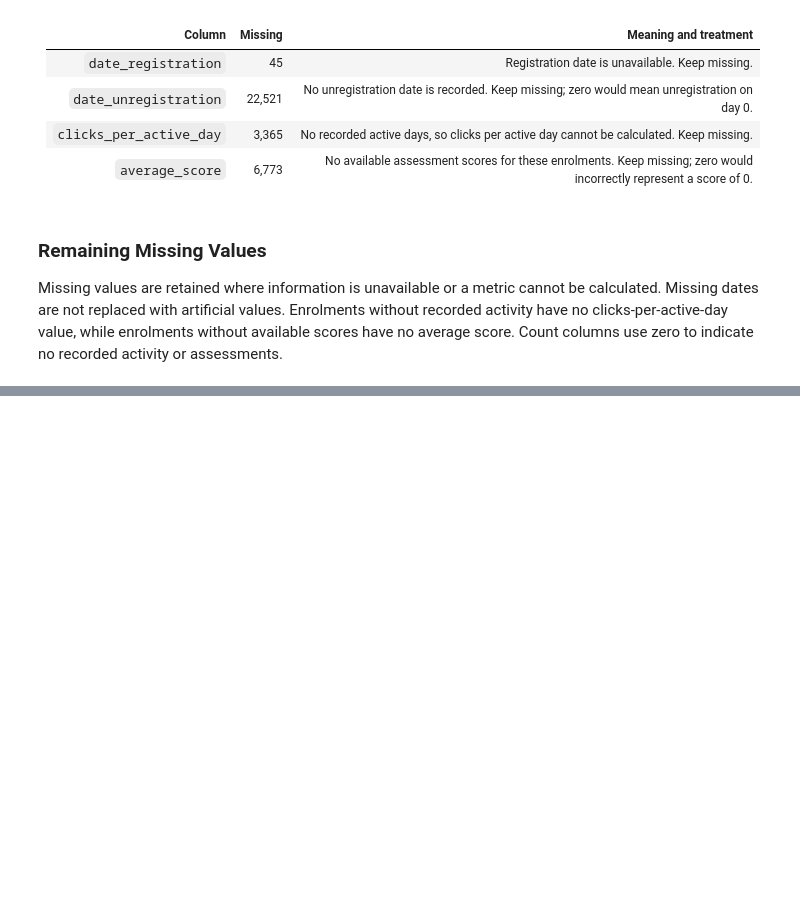
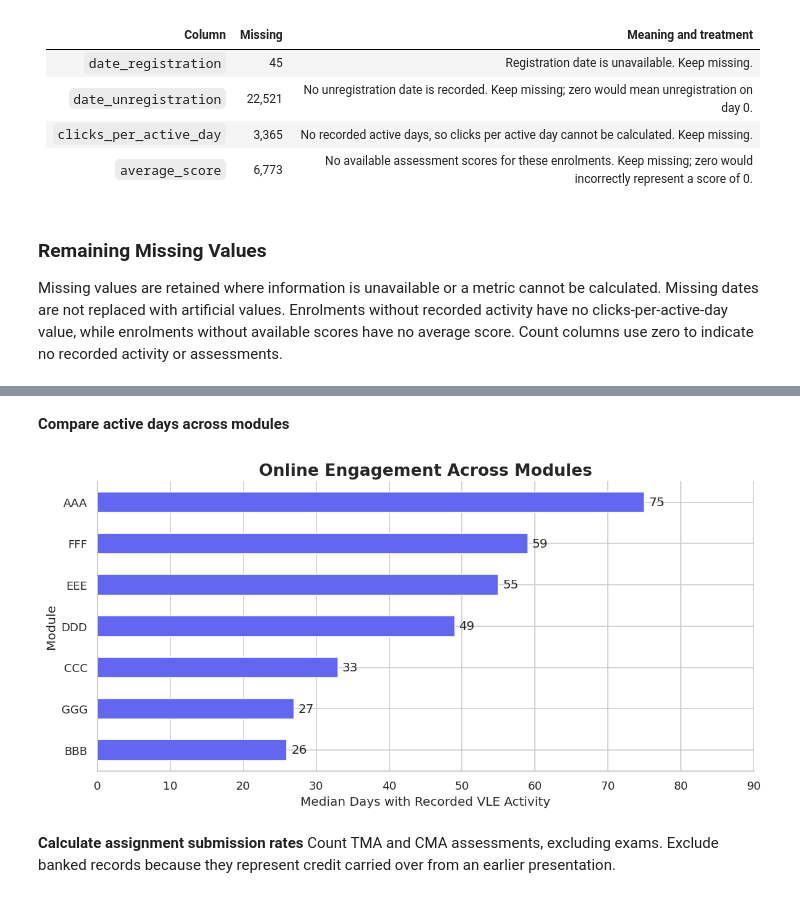
Before and after one commit to SruthiGS-Gito/sar-ai-early-warning-intervention-recommender, a Jupyter notebook: notebooks/student-academic-risk.ipynb, the cells around one changed output, grey strips where cells are left out. Drawn from its saved outputs; the diff is of its cells as text; code cells hidden in the pictures; blank space fills up the shorter version.

```diff
--- a/notebooks/student-academic-risk.ipynb
+++ b/notebooks/student-academic-risk.ipynb
@@ -622,0 +644,29 @@ Count columns use zero to indicate no recorded activity or assessments.
+# %% [markdown]
+**Compare active days across modules**
+# %%
+# Calculate median active days for each module
+module_activity = (
+    merged.groupby("code_module")["active_days"]
+    .median()
+    .sort_values()
+)
+
+ax = module_activity.plot(
+    kind="barh",
+    color="#6366F1",
+    figsize=(10, 5)
+)
+
+ax.bar_label(ax.containers[0], fmt="%.0f", padding=4)
+
+plt.title("Online Engagement Across Modules")
+plt.xlabel("Median Days with Recorded VLE Activity")
+plt.ylabel("Module")
+plt.xlim(0, module_activity.max() * 1.2)
+plt.tight_layout()
+plt.show()
+# %% [output]
+[figure, added]
+# %% [markdown]
+**Calculate assignment submission rates**
+Count TMA and CMA assessments, excluding exams. Exclude banked records because they represent credit carried over from an earlier presentation.
```
Also changed, not shown: parts of 47 cells of this notebook.
